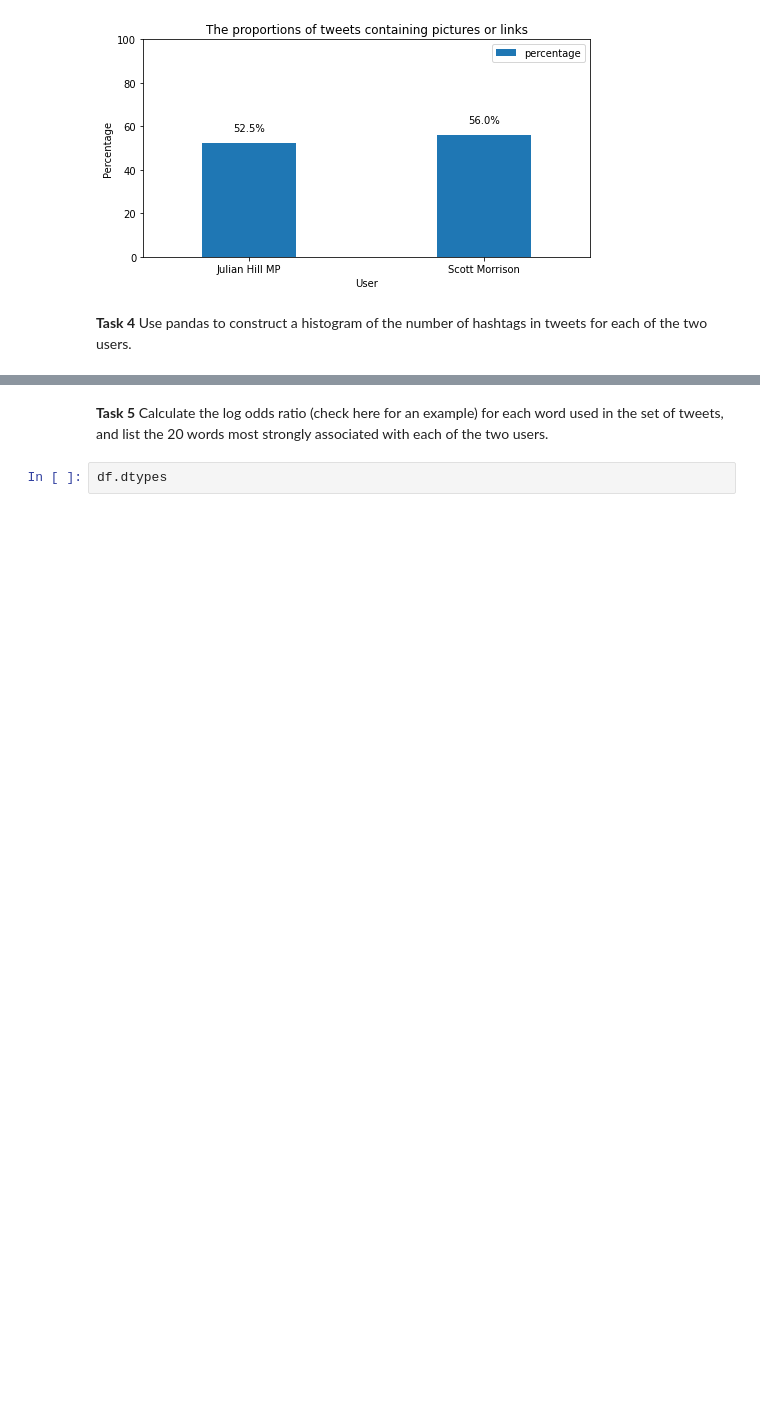
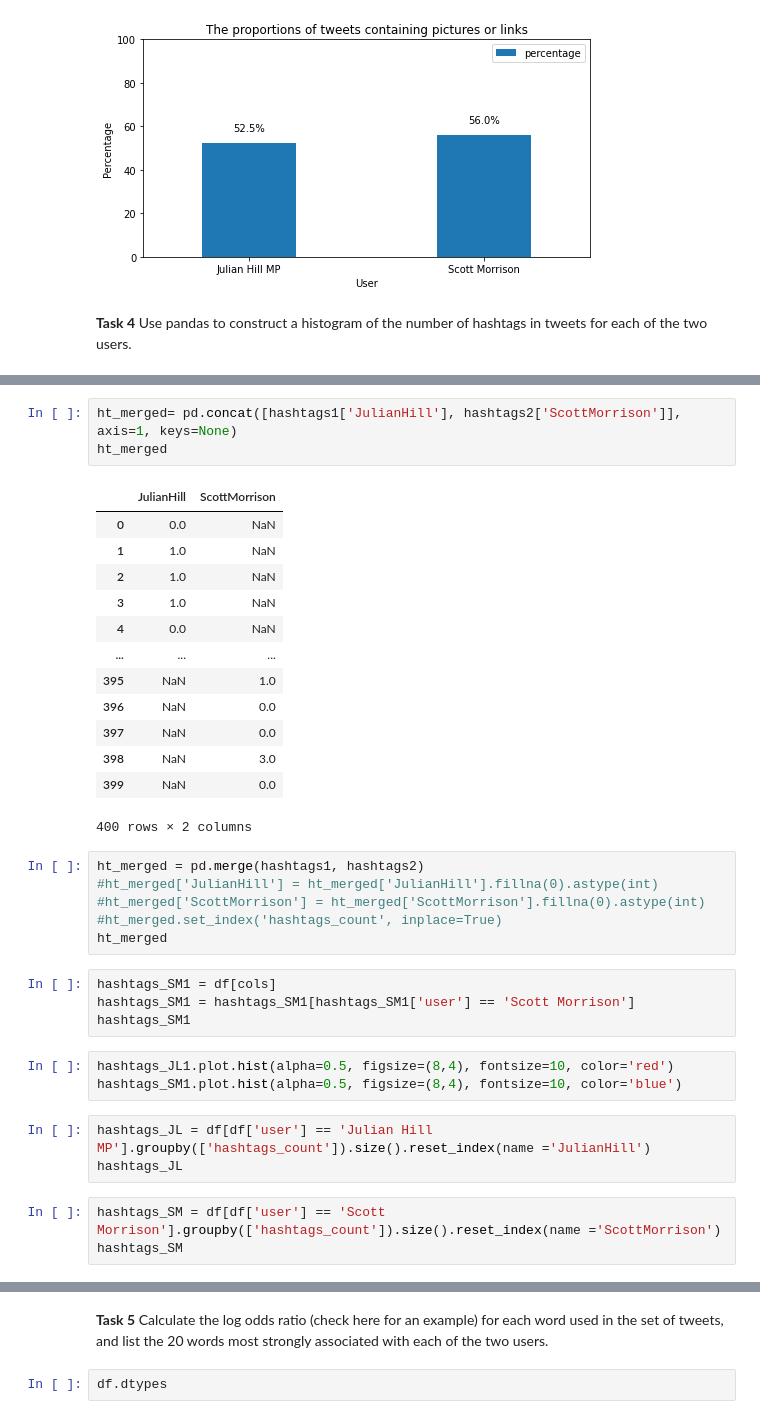
Before and after one commit to mona-piya/Twitter_Analysis, a Jupyter notebook: AssessedTask2.ipynb, the cells around one changed output, grey strips where cells are left out. Drawn from its saved outputs; the diff is of its cells as text; blank space fills up the shorter version.

```diff
--- a/AssessedTask2.ipynb
+++ b/AssessedTask2.ipynb
@@ -391,0 +353,36 @@ print(df['hashtags'].str.len().sum())
+# %%
+ht_merged= pd.concat([hashtags1['JulianHill'], hashtags2['ScottMorrison']], axis=1, keys=None)
+ht_merged
+# %% [output]
+|  | JulianHill | ScottMorrison |
+| 0 | 0.0 | NaN |
+| 1 | 1.0 | NaN |
+| 2 | 1.0 | NaN |
+| 3 | 1.0 | NaN |
+| 4 | 0.0 | NaN |
+| ... | ... | ... |
+| 395 | NaN | 1.0 |
+| 396 | NaN | 0.0 |
+| 397 | NaN | 0.0 |
+| 398 | NaN | 3.0 |
+| 399 | NaN | 0.0 |
+400 rows × 2 columns
+# %%
+ht_merged = pd.merge(hashtags1, hashtags2)
+#ht_merged['JulianHill'] = ht_merged['JulianHill'].fillna(0).astype(int)
+#ht_merged['ScottMorrison'] = ht_merged['ScottMorrison'].fillna(0).astype(int)
+#ht_merged.set_index('hashtags_count', inplace=True)
+ht_merged
+# %%
+hashtags_SM1 = df[cols]
+hashtags_SM1 = hashtags_SM1[hashtags_SM1['user'] == 'Scott Morrison']
+hashtags_SM1
+# %%
+hashtags_JL1.plot.hist(alpha=0.5, figsize=(8,4), fontsize=10, color='red')
+hashtags_SM1.plot.hist(alpha=0.5, figsize=(8,4), fontsize=10, color='blue')
+# %%
+hashtags_JL = df[df['user'] == 'Julian Hill MP'].groupby(['hashtags_count']).size().reset_index(name ='JulianHill')
+hashtags_JL
+# %%
+hashtags_SM = df[df['user'] == 'Scott Morrison'].groupby(['hashtags_count']).size().reset_index(name ='ScottMorrison')
+hashtags_SM
```
Also changed, not shown: parts of 23 cells of this notebook.
